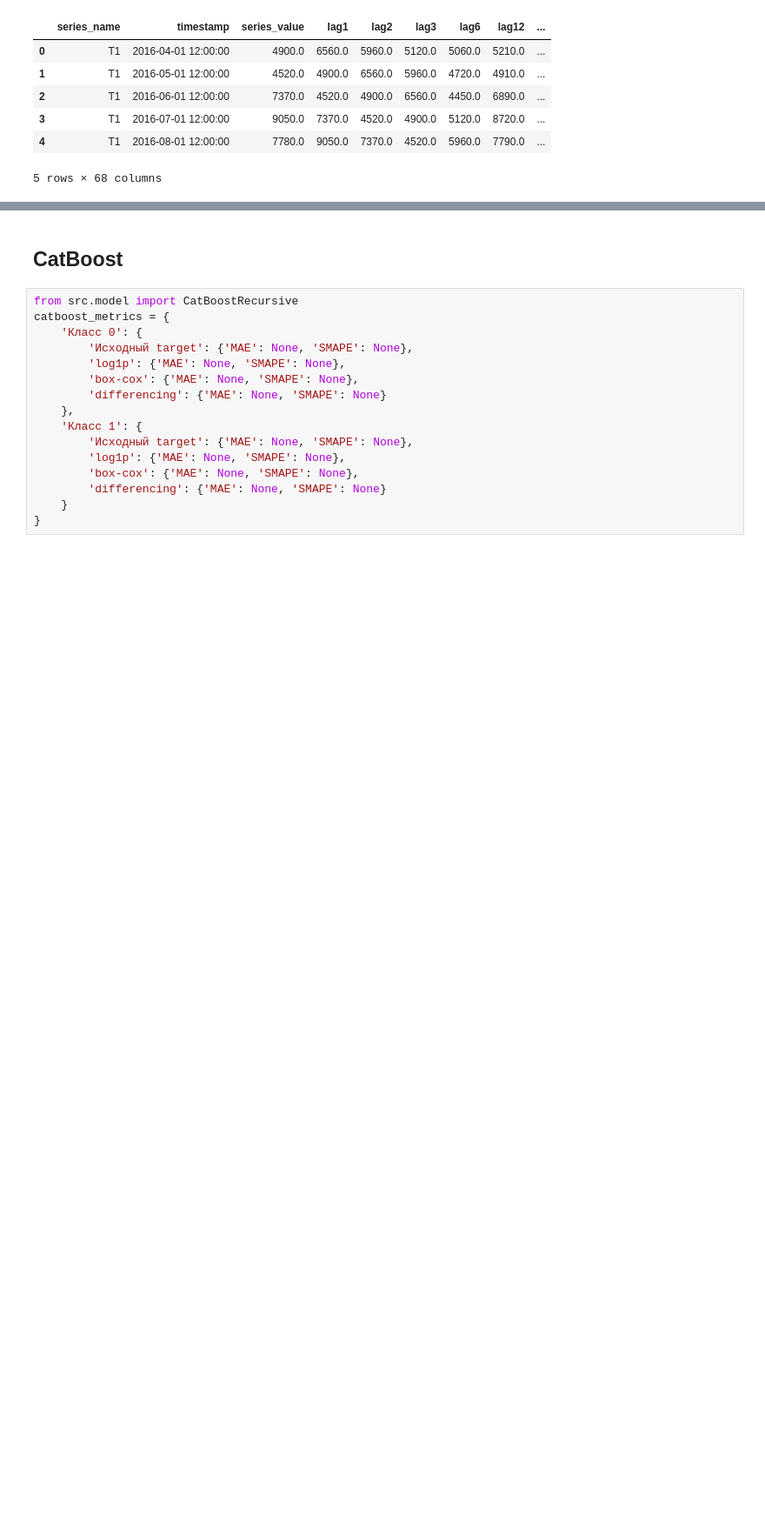
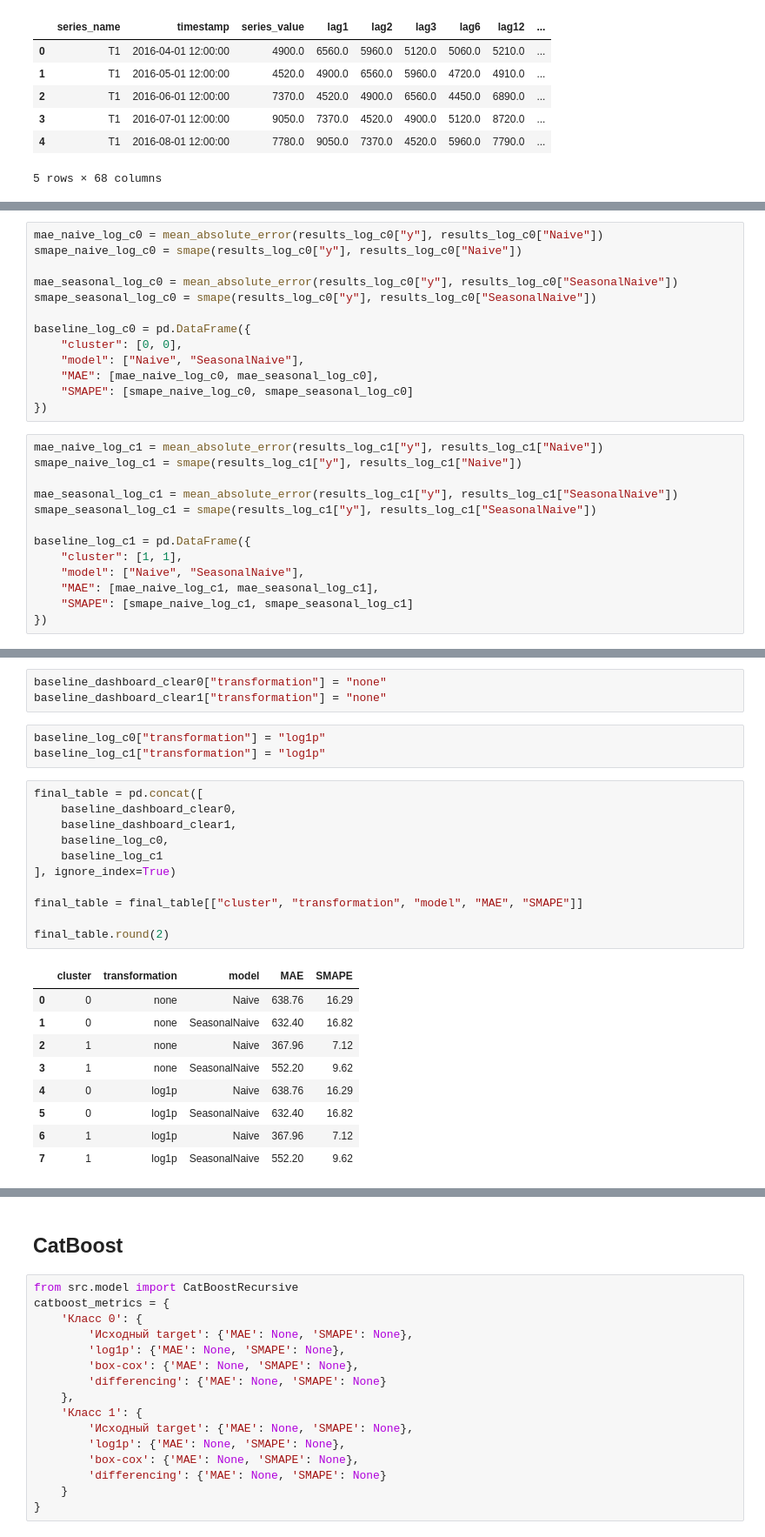
Before and after one commit to margartnn/hse-ts-transformations, a Jupyter notebook: analysis_results.ipynb, the cells around one changed output, grey strips where cells are left out. Shown at 87% size. Drawn from its saved outputs; the diff is of its cells as text; blank space fills up the shorter version.

```diff
--- a/analysis_results.ipynb
+++ b/analysis_results.ipynb
@@ -808,0 +863,26 @@ test_features_c0.head()
+# %%
+mae_naive_log_c0 = mean_absolute_error(results_log_c0["y"], results_log_c0["Naive"])
+smape_naive_log_c0 = smape(results_log_c0["y"], results_log_c0["Naive"])
+
+mae_seasonal_log_c0 = mean_absolute_error(results_log_c0["y"], results_log_c0["SeasonalNaive"])
+smape_seasonal_log_c0 = smape(results_log_c0["y"], results_log_c0["SeasonalNaive"])
+
+baseline_log_c0 = pd.DataFrame({
+    "cluster": [0, 0],
+    "model": ["Naive", "SeasonalNaive"],
+    "MAE": [mae_naive_log_c0, mae_seasonal_log_c0],
+    "SMAPE": [smape_naive_log_c0, smape_seasonal_log_c0]
+})
+# %%
+mae_naive_log_c1 = mean_absolute_error(results_log_c1["y"], results_log_c1["Naive"])
+smape_naive_log_c1 = smape(results_log_c1["y"], results_log_c1["Naive"])
+
+mae_seasonal_log_c1 = mean_absolute_error(results_log_c1["y"], results_log_c1["SeasonalNaive"])
+smape_seasonal_log_c1 = smape(results_log_c1["y"], results_log_c1["SeasonalNaive"])
+
+baseline_log_c1 = pd.DataFrame({
+    "cluster": [1, 1],
+    "model": ["Naive", "SeasonalNaive"],
+    "MAE": [mae_naive_log_c1, mae_seasonal_log_c1],
+    "SMAPE": [smape_naive_log_c1, smape_seasonal_log_c1]
+})
@@ -808,0 +898,27 @@ test_features_c0.head()
+# %%
+baseline_dashboard_clear0["transformation"] = "none"
+baseline_dashboard_clear1["transformation"] = "none"
+# %%
+baseline_log_c0["transformation"] = "log1p"
+baseline_log_c1["transformation"] = "log1p"
+# %%
+final_table = pd.concat([
+    baseline_dashboard_clear0,
+    baseline_dashboard_clear1,
+    baseline_log_c0,
+    baseline_log_c1
+], ignore_index=True)
+
+final_table = final_table[["cluster", "transformation", "model", "MAE", "SMAPE"]]
+
+final_table.round(2)
+# %% [output]
+|  | cluster | transformation | model | MAE | SMAPE |
+| 0 | 0 | none | Naive | 638.76 | 16.29 |
+| 1 | 0 | none | SeasonalNaive | 632.40 | 16.82 |
+| 2 | 1 | none | Naive | 367.96 | 7.12 |
+| 3 | 1 | none | SeasonalNaive | 552.20 | 9.62 |
+| 4 | 0 | log1p | Naive | 638.76 | 16.29 |
+| 5 | 0 | log1p | SeasonalNaive | 632.40 | 16.82 |
+| 6 | 1 | log1p | Naive | 367.96 | 7.12 |
+| 7 | 1 | log1p | SeasonalNaive | 552.20 | 9.62 |
```
Also changed, not shown: parts of 70 cells of this notebook, 2 other files.
